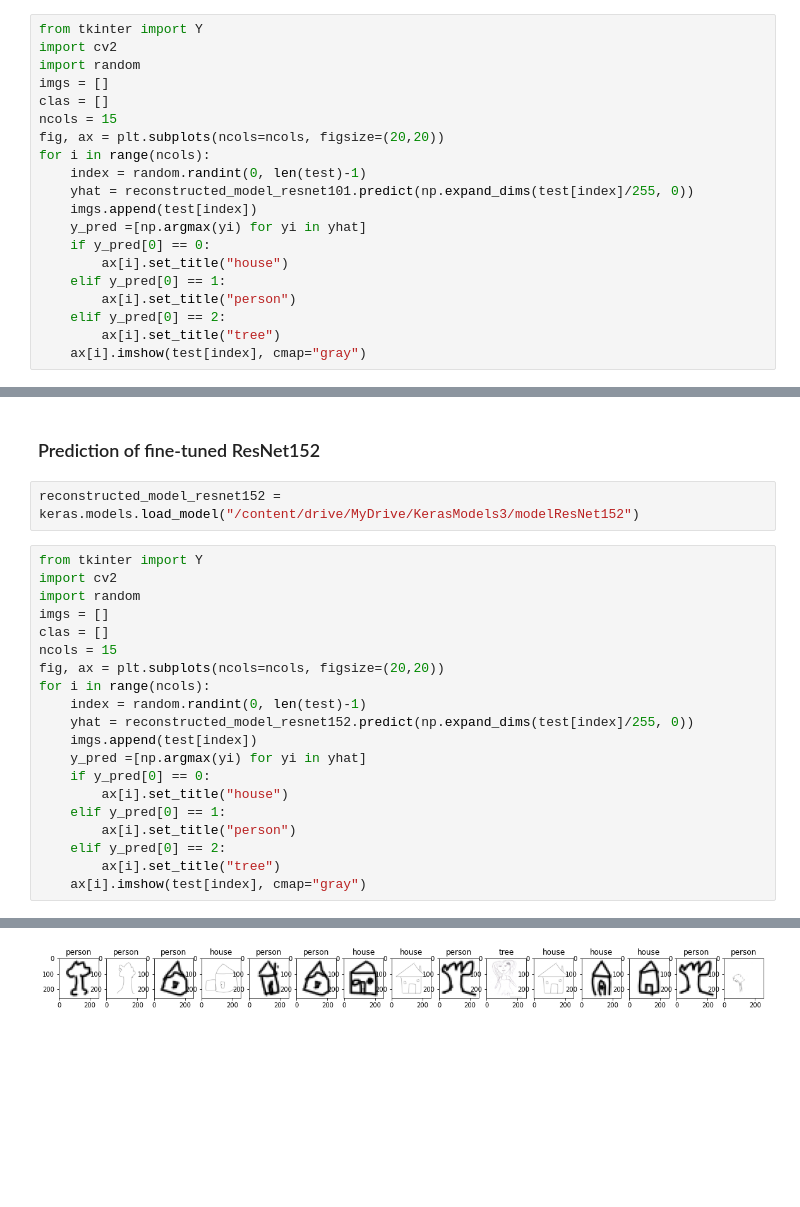
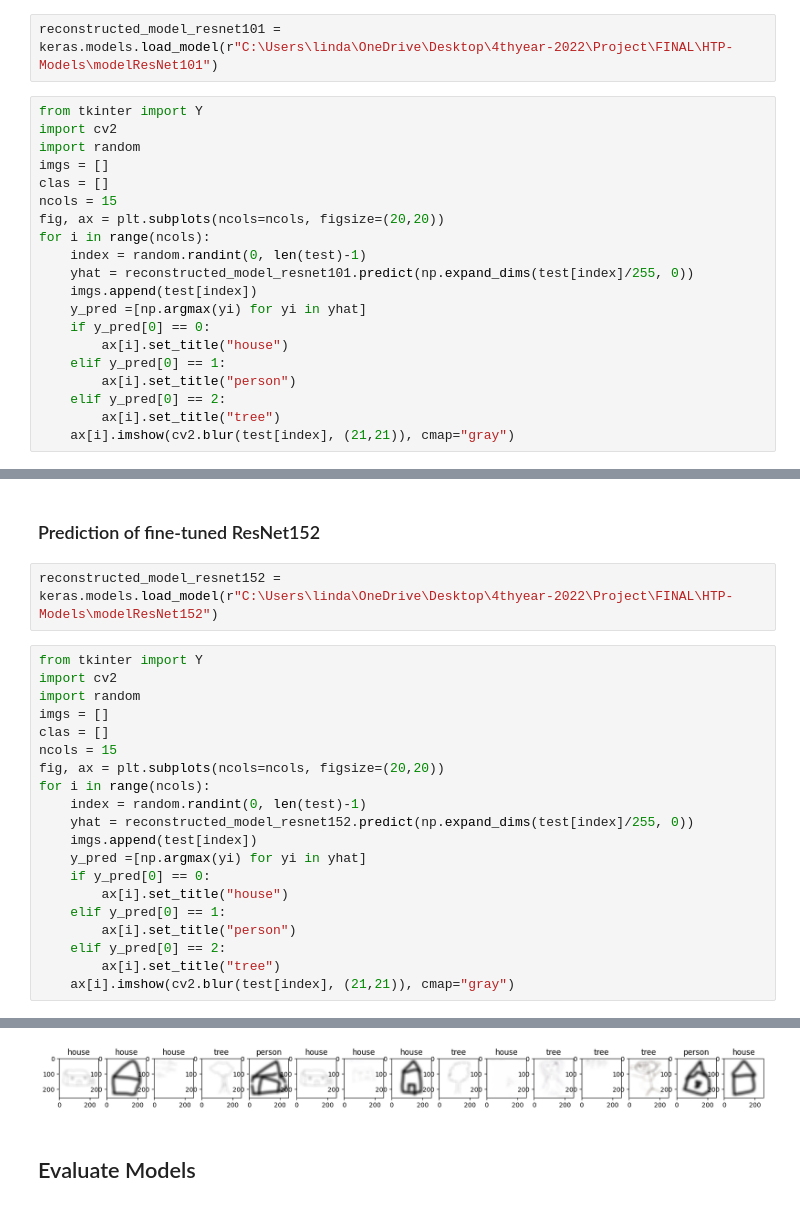
Before and after one commit to lindaabdullah/Thesis_experiments, a Jupyter notebook: Experiment_HTPClassification.ipynb, the cells around one changed output, grey strips where cells are left out. Drawn from its saved outputs; the diff is of its cells as text; blank space fills up the shorter version.

```diff
--- a/Experiment_HTPClassification.ipynb
+++ b/Experiment_HTPClassification.ipynb
@@ -391,3 +417,5 @@ reconstructed_model_resnet101 = keras.models.load_model("/content/drive/MyDrive/
+# %%
+reconstructed_model_resnet101 = keras.models.load_model(r"C:\Users\linda\OneDrive\Desktop\4thyear-2022\Project\FINAL\HTP-Models\modelResNet101")
 # %%
 from tkinter import Y
 import cv2
@@ -407,5 +435,5 @@ for i in range(ncols):
         ax[i].set_title("person")
     elif y_pred[0] == 2:
         ax[i].set_title("tree")
-    ax[i].imshow(test[index], cmap="gray")
+    ax[i].imshow(cv2.blur(test[index], (21,21)), cmap="gray")
 # %% [output]
@@ -428,7 +456,7 @@ for i in range(ncols):
 # %% [markdown]
 ### Prediction of fine-tuned ResNet152
-# %%
-reconstructed_model_resnet152 = keras.models.load_model("/content/drive/MyDrive/KerasModels3/modelResNet152")
+# %%
+reconstructed_model_resnet152 = keras.models.load_model(r"C:\Users\linda\OneDrive\Desktop\4thyear-2022\Project\FINAL\HTP-Models\modelResNet152")
 # %%
 from tkinter import Y
 import cv2
@@ -448,5 +476,5 @@ for i in range(ncols):
         ax[i].set_title("person")
     elif y_pred[0] == 2:
         ax[i].set_title("tree")
-    ax[i].imshow(test[index], cmap="gray")
+    ax[i].imshow(cv2.blur(test[index], (21,21)), cmap="gray")
 # %% [output]
@@ -468 +496,3 @@ for i in range(ncols):
-[figure, old version]
+[figure, new version]
+# %% [markdown]
+## Evaluate Models
```
Also changed, not shown: parts of 19 cells of this notebook.
